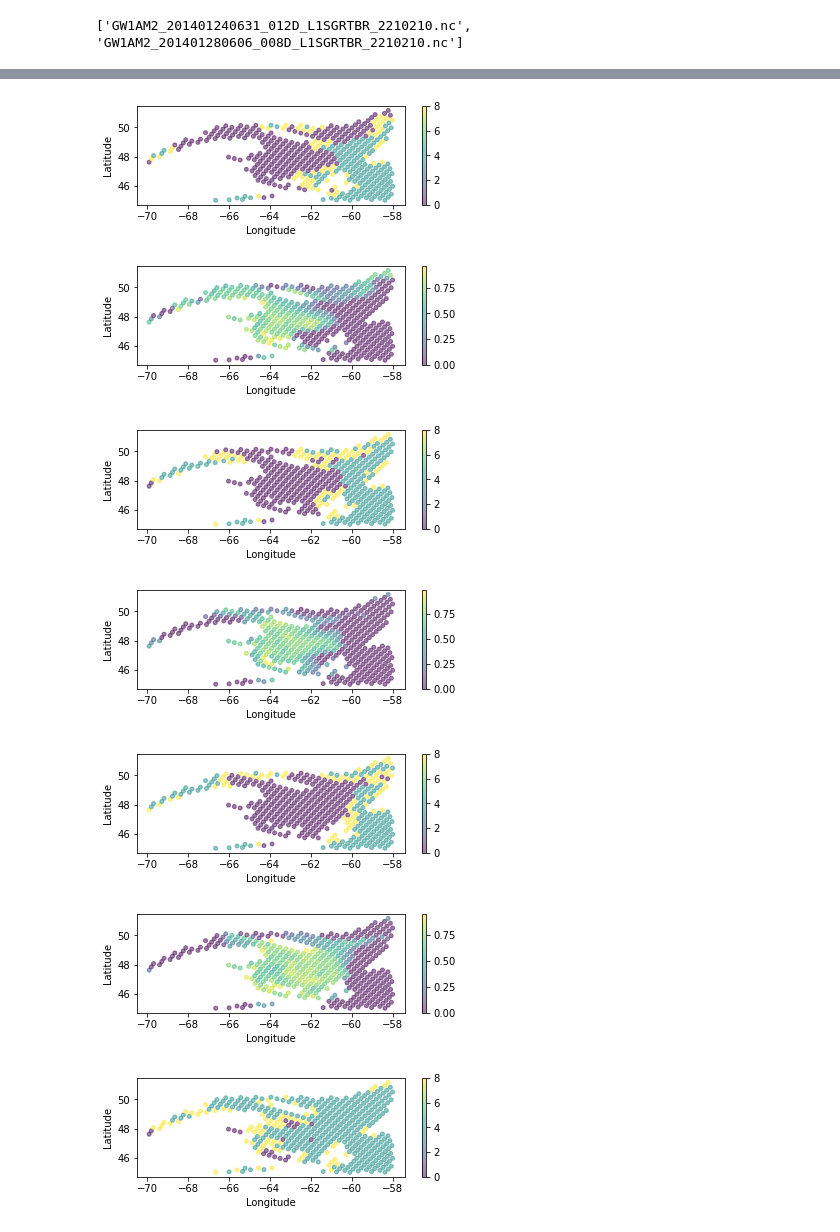
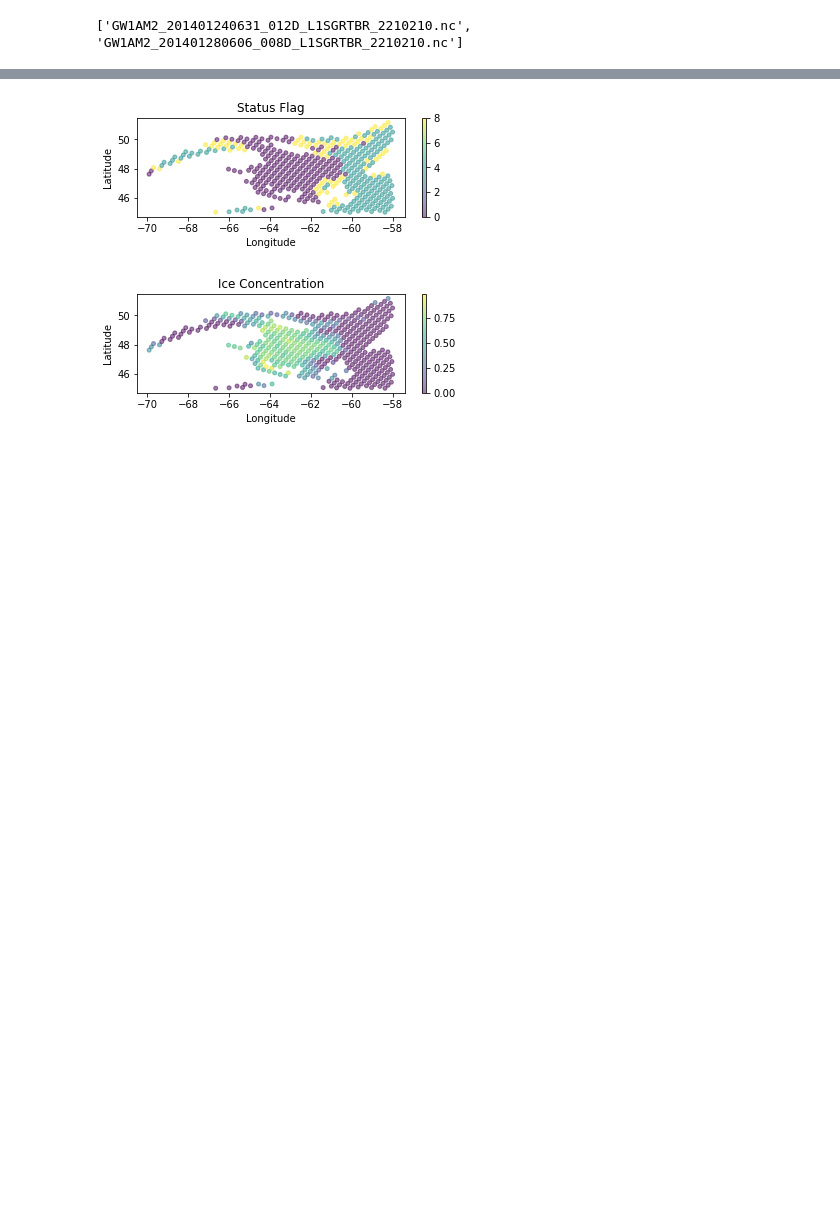
Before and after one commit to rbeutel/PRODIGY, a Jupyter notebook: assignment2.ipynb, the cells around one changed output, grey strips where cells are left out. Drawn from its saved outputs; the diff is of its cells as text; code cells hidden in the pictures; blank space fills up the shorter version.

```diff
--- a/assignment2.ipynb
+++ b/assignment2.ipynb
@@ -112,37 +373,34 @@ for k in range (len(mylist)):
 
  # select the data based on specific criteria
     for i in range(len(lat_esa)):
         for j in range (len(lat_esa)):
             if (lat_esa[i,j] < latmax and lat_esa[i,j] > latmin
                 and lon_esa[i,j] < lonmax and lon_esa[i,j] > lonmin
                 and ice_conc[i,j] >= 0 and status_flag[i,j] != 1):
                     ikeep=ikeep+1
                     latk.append(lat_esa[i,j])
                     lonk.append(lon_esa[i,j])
                     ice_conck.append(ice_conc[i,j]/100)
                     total_errork.append(total_error[i,j])
                     smearing_errork.append(smearing_error[i,j]/100)
                     algorithm_errork.append(algorithm_error[i,j])
                     status_flagk.append(status_flag[i,j])
 
     plt.subplot(211)
     plt.scatter(lonk,latk,4**2,status_flagk,alpha=0.5)
+    plt.title("Status Flag")
     plt.xlabel("Longitude")
     plt.ylabel("Latitude")
     plt.colorbar()
     plt.show()
 
     plt.subplot(212)
     plt.scatter(lonk,latk,4**2,ice_conck,alpha=0.5)
+    plt.title("Ice Concentration")
     plt.xlabel("Longitude")
     plt.ylabel("Latitude")
     plt.colorbar()
     plt.show()
 # %% [output]
-[figure, old version]
+[figure, new version]
-[figure, old version]
+[figure, new version]
-[figure, removed]
-[figure, removed]
-[figure, removed]
-[figure, removed]
-[figure, removed]
```
Also changed, not shown: parts of 29 cells of this notebook.
